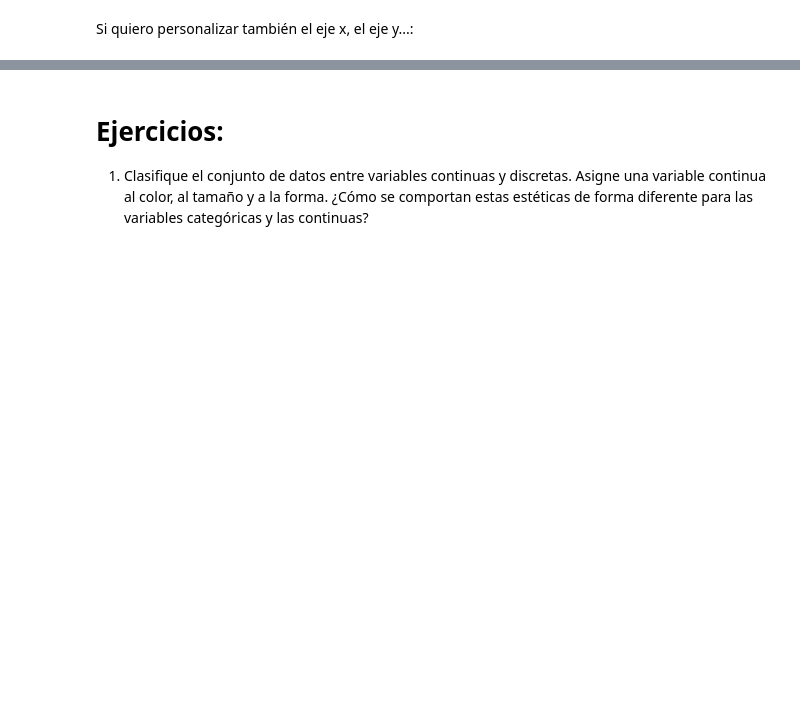
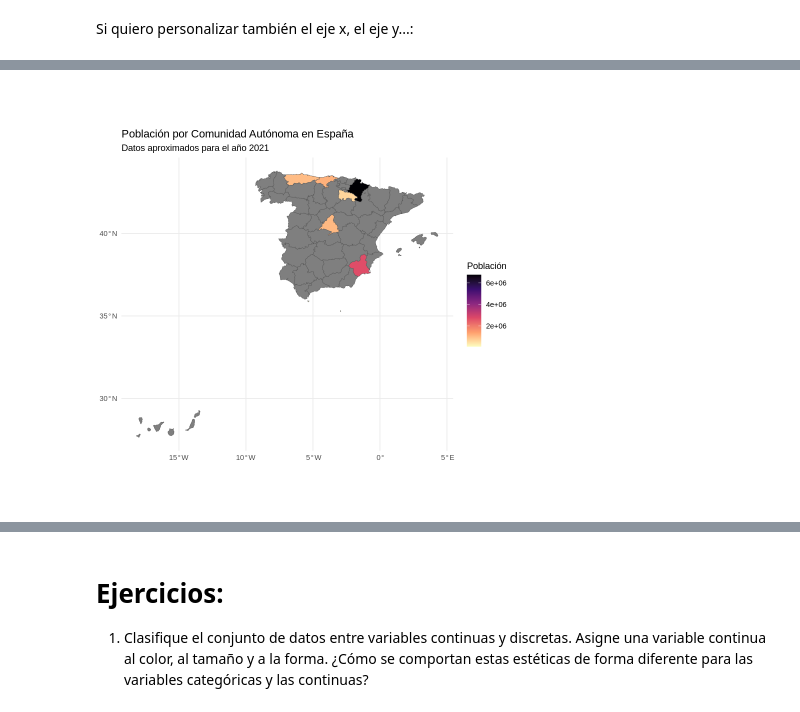
Before and after one commit to ednavivianasegura/ERAP_Curso_R, a Jupyter notebook: ERAP_R_Course_moduloIII.ipynb, the cells around one changed output, grey strips where cells are left out. Saved outputs shown, nothing was run; the diff lists cells and outputs as text; code cells hidden in the pictures; blank space fills up the shorter version.

```diff
--- a/ERAP_R_Course_moduloIII.ipynb
+++ b/ERAP_R_Course_moduloIII.ipynb
@@ -388,0 +549,36 @@ Si quiero personalizar también el eje x, el eje y...:
+# %%
+# 1. Obtener mapa de España a nivel de regiones administrativas (comunidades autónomas)
+# La función ne_states() descarga un mapa en formato sf desde Natural Earth
+espana_mapa <- ne_states(country = "Spain", returnclass = "sf")
+
+# 2. Crear una tabla con datos demográficos: población por comunidad autónoma
+# Esta tabla se usará para unirse al mapa, por el nombre de la región (columna "name")
+poblacion <- data.frame(
+  name = c("Andalucía", "Aragón", "Asturias", "Cantabria", "Castilla y León",
+           "Castilla-La Mancha", "Cataluña", "Comunidad Valenciana",
+           "Extremadura", "Galicia", "Madrid", "Murcia",
+           "Navarra", "País Vasco", "La Rioja", "Islas Baleares", "Islas Canarias", "Ceuta", "Melilla"),
+  poblacion = c(8472407,	1326261,	1011792,	1173008,	2172944,	584507,	2383139,
+  2049562,	7763362,	5058138,	1059501,	2695645,	6751251,	1518486,
+  661537,	2213993,	319796,	83517,	86261)
+)
+
+# 3. Unir el mapa con la tabla de población
+# La unión se hace por la columna "name", que identifica cada región en el mapa
+mapa_completo <- espana_mapa %>%
+  left_join(poblacion, by = "name")
+
+# 4. Crear el gráfico con ggplot2
+ggplot(data = mapa_completo) +
+  # geom_sf dibuja los polígonos geográficos usando la geometría incluida en el objeto sf
+  geom_sf(aes(fill = poblacion)) +
+  # Usamos una escala de color continua "plasma" (de viridis) para representar la población
+  scale_fill_viridis_c(option = "magma", direction = -1, name = "Población") +
+  # Títulos y leyenda del gráfico
+  labs(title = "Población por Comunidad Autónoma en España",
+       subtitle = "Datos aproximados para el año 2021",
+       fill = "Población") +
+  # Tema minimalista para una apariencia limpia
+  theme_minimal()
+# %% [output]
+[figure, added]
```
Also changed, not shown: parts of 6 cells of this notebook.
